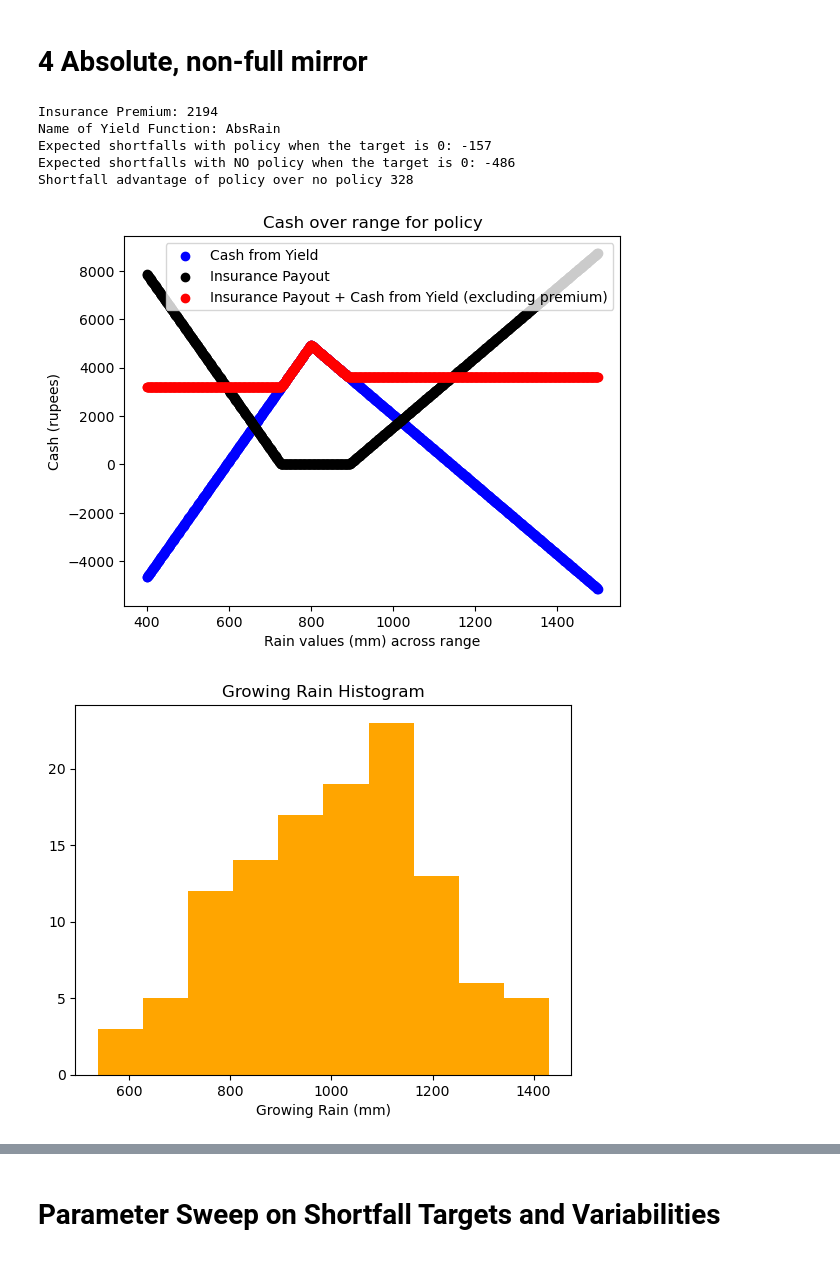
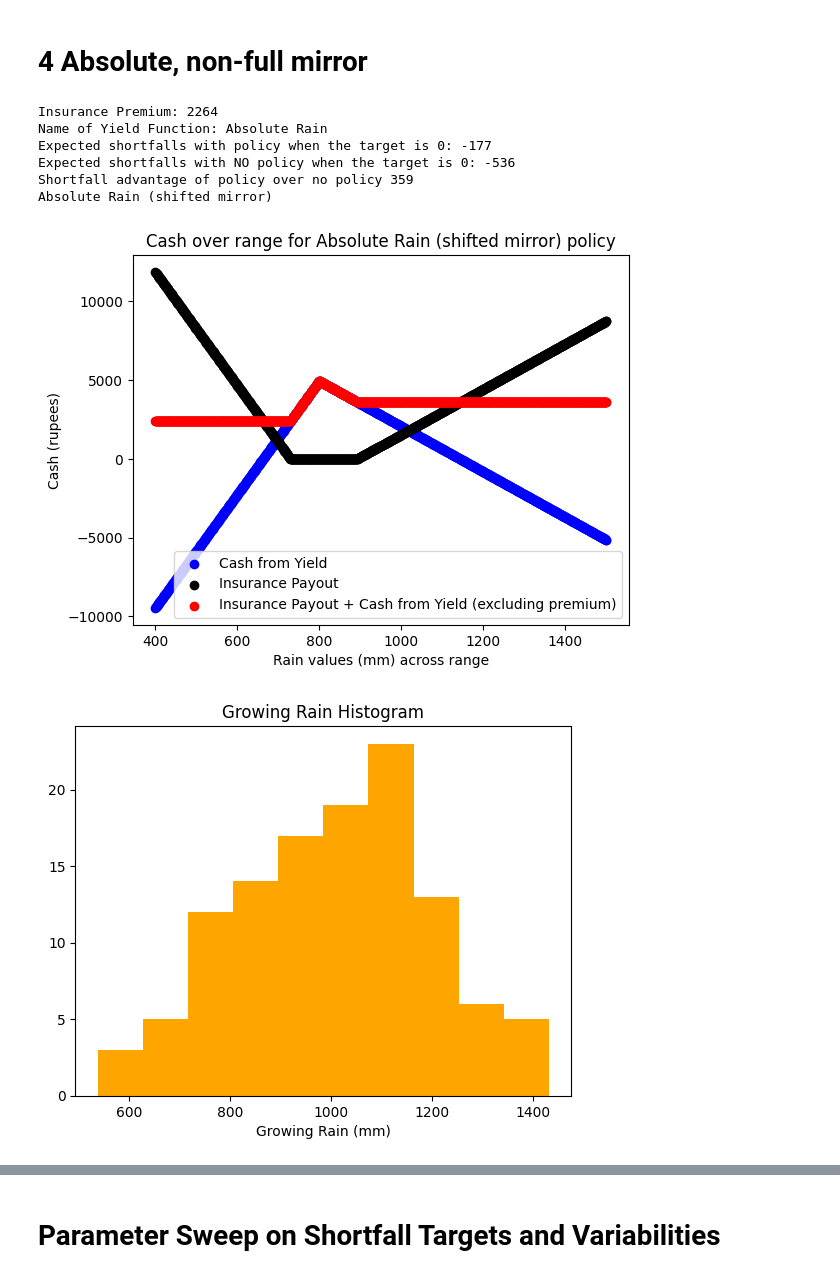
Before and after one commit to ken-neth-wang/crop-insurance, a Jupyter notebook: notebooks/yields.ipynb, the cells around one changed output, grey strips where cells are left out. Cells and saved outputs as stored; diff of their text form; code cells hidden in the pictures.

Commit message:
updated yields and added pictures

```diff
--- a/notebooks/yields.ipynb
+++ b/notebooks/yields.ipynb
@@ -81,7 +78,7 @@ flat_rain = YieldFunction(name = "FlatRain", mode = "rain", function = flat_grow
 single_lin_rain = YieldFunction(name = "SingleLinRain", mode = "rain", function = single_thresh_grow_rain, num_args = 1, range = [0,1500])
 double_lin_rain = YieldFunction(name = "DoubleLinRain", mode = "rain", function = double_kink_grow_rain, num_args = 1, range = [0,1500])
 quad_rain = YieldFunction(name = "QuadRain", mode = "rain", function = quad_grow_rain, num_args = 1, range = [0,1500])
-abs_rain = YieldFunction(name = "AbsRain", mode = "rain", function = abs_grow_rain, num_args = 1, range = [0,1500])
+abs_rain = YieldFunction(name = "Absolute Rain", mode = "rain", function = abs_grow_rain, num_args = 1, range = [0,1500])
 growing_rain_yield_functions.extend([flat_rain, single_lin_rain, double_lin_rain, quad_rain, abs_rain])
 # %% [markdown]
 # Yield Simulator
@@ -633,10 +497,10 @@ Name of Yield Function: AbsRain
 # %% [markdown]
 # Insurance Simulation with Empirical Rain Distribution
 # %%
-def insurance_sim_rain_empirical(n_trials,  yield_simulator, yield_to_cash, insurance_policy, yield_variability, premium = 250, seed = 1234, target = 0, survival_target = -5000):
+def insurance_sim_rain_empirical(n_trials,  yield_simulator, yield_to_cash, insurance_policy, yield_variability, premium = 250, seed = 1234, target = 0, survival_target = -5000, data = growing_rain_data):
     rng = np.random.default_rng(seed)
     print(f"Name of Yield Function: {yield_simulator.yield_function.name}")
-    grow_rain = np.repeat(growing_rain_data[:, np.newaxis], n_trials, axis = 1).T
+    grow_rain = np.repeat(data[:, np.newaxis], n_trials, axis = 1).T
     #harvest_rain = np.random.normal(h_mean, h_std, size = (n_trials, n_years))
     n_years = len(grow_rain.T)
 
@@ -743,6 +607,8 @@ def full_sim(rain_to_yield,
               sorted = False,
               muted = False,
               custom_rain_to_insurance = None,
+              custom_name = None,
+              data = growing_rain_data,
               seed = 0):
 
     # set up insurance policy
@@ -770,7 +636,8 @@ def full_sim(rain_to_yield,
             yield_variability= yield_variability,
             premium = premium,
             seed = seed,
-            target = shortfall_target
+            target = shortfall_target,
+            data = data
                 )
     else:
         sim_out = insurance_sim_rain_sample(
@@ -792,6 +659,12 @@ def full_sim(rain_to_yield,
         return sim_out
     # graphs for vsiualization
     # plot yield function and insurance output
+    name = None
+    if custom_name != None:
+        name = custom_name
+    else:
+        name = rain_to_yield.name
+    print(name)
     rain_values = np.linspace(400, 1500, 1000)
     plt.scatter(rain_values, yield_to_cash_func(rain_to_yield.return_yield(total_values)), color = 'blue', label = 'Cash from Yield')
     plt.scatter(rain_values, rain_to_insurance(total_values), color = 'black', label = 'Insurance Payout')
@@ -799,7 +672,7 @@ def full_sim(rain_to_yield,
     list_to_plot = yield_to_cash_func(rain_to_yield.return_yield(total_values)) + rain_to_insurance(total_values)
     plt.scatter(rain_values, list_to_plot, color = 'red', label = 'Insurance Payout + Cash from Yield (excluding premium)')
     # setting matplotlib values
-    plt.title(f"Cash over range for policy")
+    plt.title(f"Cash over range for {custom_name} policy")
     plt.ylabel("Cash (rupees)")
     plt.xlabel(f"Rain values (mm) across range")
     plt.legend()
@@ -807,14 +680,16 @@ def full_sim(rain_to_yield,
     # rain histogram (empirical)
     if empirical:
 
-        plt.hist(growing_rain_data, bins = 10, color = 'orange')
+        plt.hist(data, bins = 10, color = 'orange')
+        if len(data) != len(growing_rain_data):
+            print("Non-Growing Rain Data simulation (likely climate change)")
         plt.title("Growing Rain Histogram")
         plt.xlabel("Growing Rain (mm)")
         plt.figure()
 
         # predicted vs actual yields
-        plt.scatter(growing_rain_data, np.mean(sim_out[1], axis = 0), color = 'red', label = 'Predicted yield (yield that is predicted by insurance model)')
-        plt.scatter(growing_rain_data, np.mean(sim_out[2], axis = 0), color = 'blue', label = 'Actual yield (yield that farmers harvest)')
+        plt.scatter(data, np.mean(sim_out[1], axis = 0), color = 'red', label = 'Predicted yield (yield that is predicted by insurance model)')
+        plt.scatter(data, np.mean(sim_out[2], axis = 0), color = 'blue', label = 'Actual yield (yield that farmers harvest)')
         plt.title("Predicted vs Actual Yields")
         plt.xlabel("Growing Rain (mm)")
         plt.ylabel("Crop Yields (quintals per hectare)")
@@ -823,9 +698,9 @@ def full_sim(rain_to_yield,
 
         # cash values
 
-        plt.scatter(growing_rain_data, np.mean(sim_out[3], axis = 0), color = 'black', label = 'Cash farmers receive without policy')
-        plt.scatter(growing_rain_data, np.mean(sim_out[4], axis = 0), color = 'green', label = 'Cash farmers receive with policy (including insurance premium payments)')
-        plt.scatter(growing_rain_data, np.mean(sim_out[5], axis = 0), color = 'purple', label = 'Cash value of the insurance policy payout')
+        plt.scatter(data, np.mean(sim_out[3], axis = 0), color = 'black', label = 'Cash farmers receive without policy')
+        plt.scatter(data, np.mean(sim_out[4], axis = 0), color = 'green', label = 'Cash farmers receive with policy (including insurance premium payments)')
+        plt.scatter(data, np.mean(sim_out[5], axis = 0), color = 'purple', label = 'Cash value of the insurance policy payout')
         plt.title("Cash Values with and without Insurance")
         plt.xlabel("Growing Rain (mm)")
         plt.ylabel("Cash (rupees)")
@@ -834,12 +709,12 @@ def full_sim(rain_to_yield,
         #shortfall calculation and plotting
 
 
-        plt.scatter(growing_rain_data, sim_out[6], color = 'black', label = 'Farmer shortfalls with policy')
+        plt.scatter(data, sim_out[6], color = 'black', alpha = 1, label = 'Farmer shortfalls with policy')
         #print(f"Expected policy shortfalls per year: {sim_out[6]}")
-        plt.scatter(growing_rain_data, sim_out[7], color = 'red', label = 'Farmer shortfalls without policy')
+        plt.scatter(data, sim_out[7], color = 'red', s = 12, alpha = 1.0, label = 'Farmer shortfalls without policy')
         #print(f"Expected no policy shortfalls per year: {sim_out[7]}")
         plt.legend()
-        plt.suptitle(f"Shortfalls from {shortfall_target} with and without policy")
+        plt.suptitle(f"Shortfalls Comparison - {name}")
         plt.title(f"Shortfalls = difference between the target ({shortfall_target}) and the final cash amount the farmer received")
         plt.xlabel("Growing Rain (mm)")
         plt.ylabel(f"Shortfall value from {shortfall_target} (mm)")
@@ -1049,14 +859,16 @@ Shortfall advantage of policy over no policy 168
 # %%
 
 sim_out = full_sim(     rain_to_yield = abs_rain,
-              lower_shift = 100,
-              upper_shift = -250
+              lower_shift = 75,
+              upper_shift = -250,
+              custom_name = abs_rain.name + " (shifted mirror)"
               )
 # %% [output]
-Insurance Premium: 2194
-Name of Yield Function: AbsRain
-Expected shortfalls with policy when the target is 0: -157
-Expected shortfalls with NO policy when the target is 0: -486
-Shortfall advantage of policy over no policy 328
+Insurance Premium: 2264
+Name of Yield Function: Absolute Rain
+Expected shortfalls with policy when the target is 0: -177
+Expected shortfalls with NO policy when the target is 0: -536
+Shortfall advantage of policy over no policy 359
+Absolute Rain (shifted mirror)
-[figure, old version]
+[figure, new version]
-[figure, old version]
+[figure, new version]
```
Also changed, not shown: parts of 41 cells of this notebook, 14 other files.
